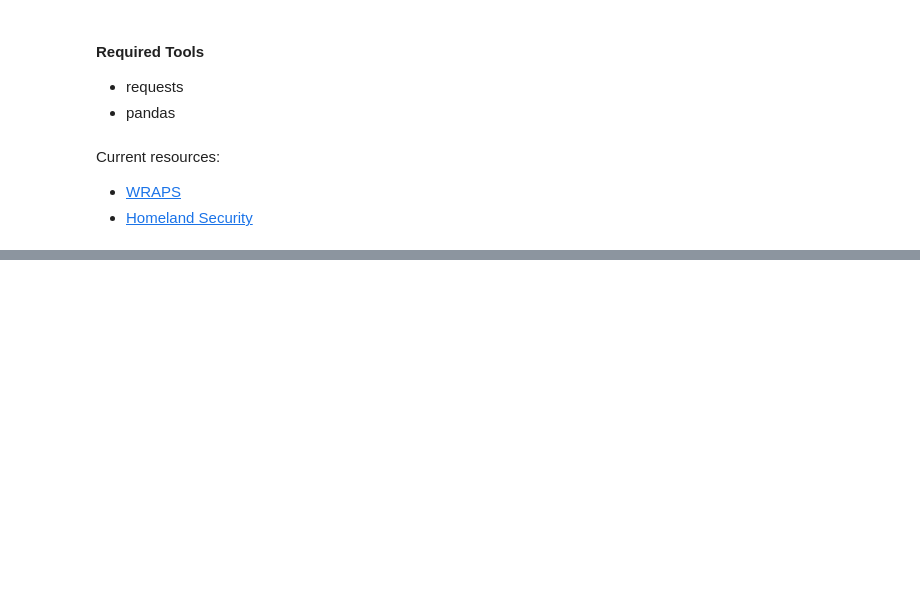
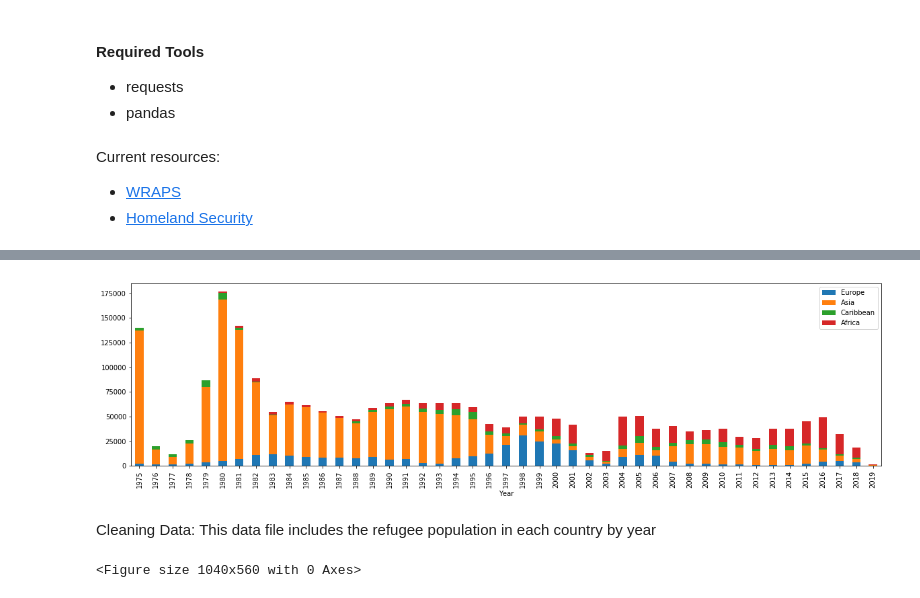
Before and after one commit to jordanrmess/USrefugees, a Jupyter notebook: final.ipynb, the cells around one changed output, grey strips where cells are left out. Saved outputs shown, nothing was run; the diff lists cells and outputs as text; code cells hidden in the pictures; blank space fills up the shorter version.

```diff
--- a/final.ipynb
+++ b/final.ipynb
@@ -32,0 +41,26 @@ df.head()
+# %%
+dff = pd.read_csv('data/yearstate.csv')
+dff.columns = ['Year', 'Africa', 'Asia','NAN','Europe','Union','Kosovo','Caribbean','South Asia','PSI','Total', 'Nan']
+dff = dff.iloc[8:].reset_index()
+dff = dff.drop(columns=['NAN','Nan','index'])
+
+dff=dff.iloc[:45]
+# %%
+dff['Europe'] = dff['Europe'].str.replace(',', '')
+dff['Asia'] = dff['Asia'].str.replace(',', '')
+dff['Caribbean'] = dff['Caribbean'].str.replace(',', '')
+dff['Africa'] = dff['Africa'].str.replace(',', '')
+# %%
+index1 = dff['Year']
+europe = pd.to_numeric(dff['Europe'].values)
+asia = pd.to_numeric(dff['Asia'].values)
+caribbean = pd.to_numeric(dff['Caribbean'].values)
+africa = pd.to_numeric(dff['Africa'].values)
+
+data = pd.DataFrame({'Europe': europe,'Asia': asia, 'Caribbean': caribbean, 'Africa':africa}, index=index1)
+ax1 = data.plot.bar(stacked=True,figsize=(20,5))
+# %% [output]
+[figure, added]
+# %% [markdown]
+Cleaning Data:
+This data file includes the refugee population in each country by year
@@ -32,0 +73,11 @@ df.head()
+# %%
+import matplotlib.pyplot as plt
+import numpy as np
+from matplotlib.pyplot import figure
+
+figure(num=None, figsize=(13, 7), dpi=80, facecolor='w', edgecolor='k')
+germ = df.loc[df['Country Code'] == 'DEU']
+germ_x=np.array(germ.columns.values)[2:-1]
+germ_y=np.array(germ.loc[:,'1990':])[0][:-1]
+# %% [output]
+<Figure size 1040x560 with 0 Axes>
```
Also changed, not shown: parts of 14 cells of this notebook, 2 other files.
